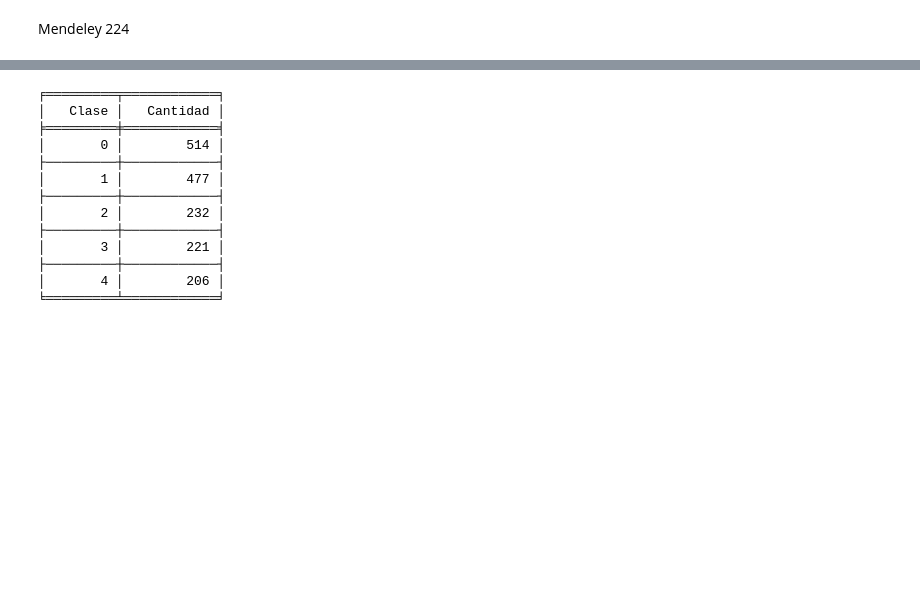
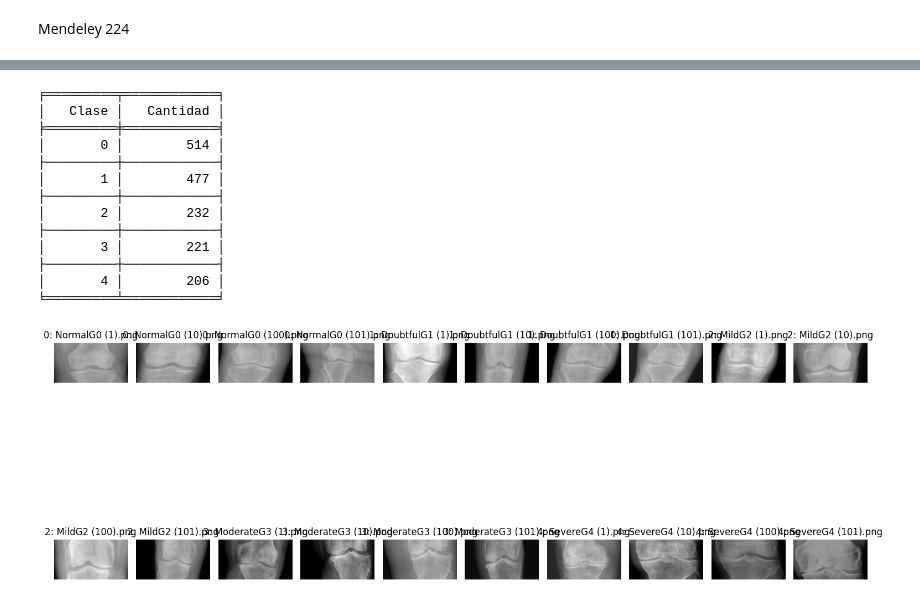
Before and after one commit to Tempus23/Radiography_TFG, a Jupyter notebook: data.ipynb, the cells around one changed output, grey strips where cells are left out. Cells and saved outputs as stored; diff of their text form; code cells hidden in the pictures; blank space fills up the shorter version.

```diff
--- a/data.ipynb
+++ b/data.ipynb
@@ -23,18 +25,20 @@ img = explorar_split_data(MENDELEY_OAI_224_SPLIT_PATH)
 # %%
 img = explorar_data(MENDELEY_EXPERT1_PATH)
+mostrar_imagenes(MENDELEY_EXPERT1_PATH)
 # %% [output]
 ╒═════════╤════════════╕
 │   Clase │   Cantidad │
 ╞═════════╪════════════╡
 │       0 │        514 │
 ├─────────┼────────────┤
 │       1 │        477 │
 ├─────────┼────────────┤
 │       2 │        232 │
 ├─────────┼────────────┤
 │       3 │        221 │
 ├─────────┼────────────┤
 │       4 │        206 │
 ╘═════════╧════════════╛
+[figure, added]
 # %%
 img = explorar_data(MENDELEY_EXPERT2_PATH)
```
Also changed, not shown: parts of 2 cells of this notebook, 12 other files.
